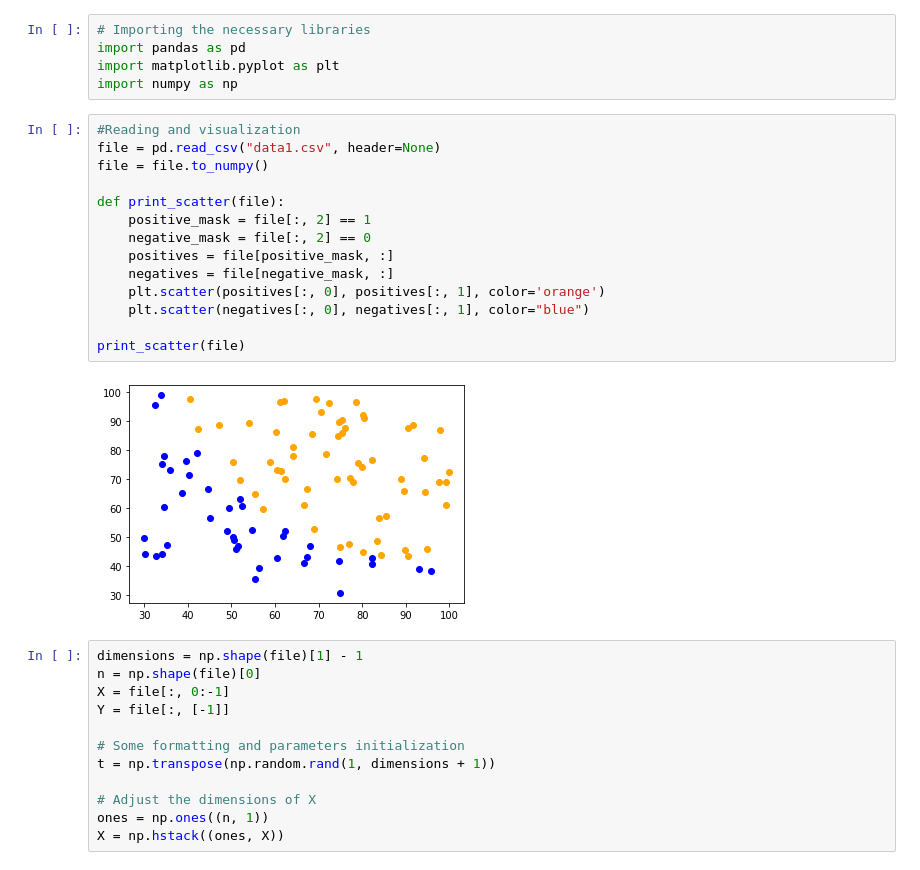
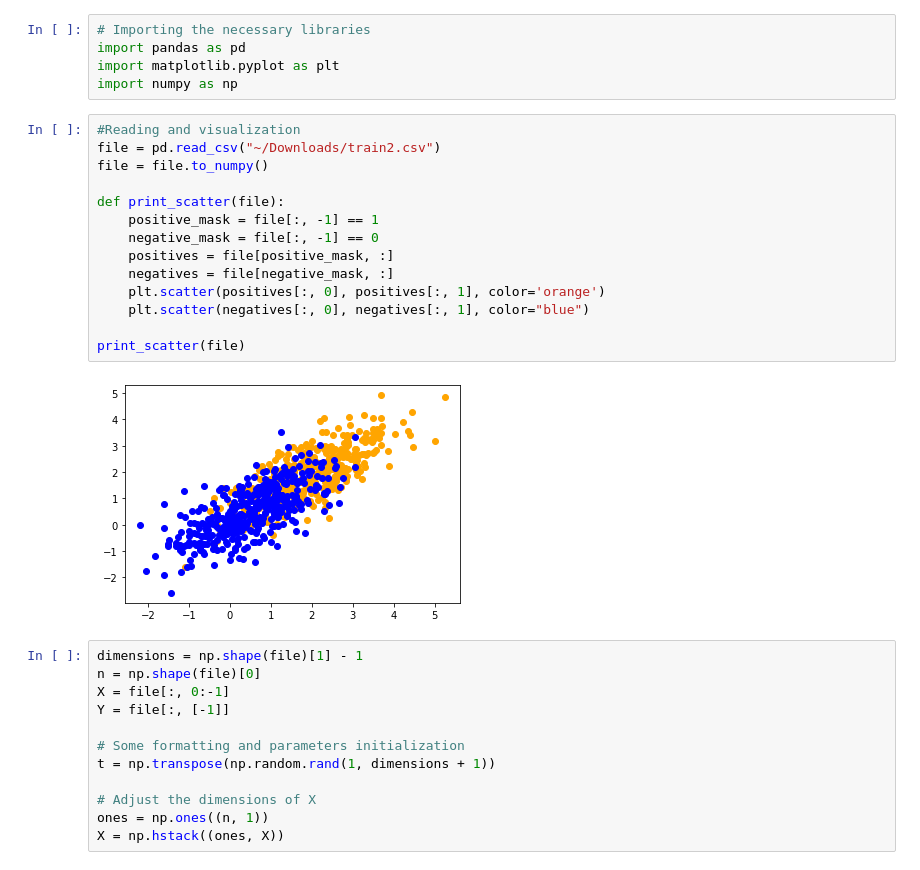
Before and after one commit to UdeshyaDhungana/cs229, a Jupyter notebook: logistic_reg/regression.ipynb, the cells around one changed output. Drawn from its saved outputs; the diff is of its cells as text.

```diff
--- a/logistic_reg/regression.ipynb
+++ b/logistic_reg/regression.ipynb
@@ -5,20 +5,20 @@ import matplotlib.pyplot as plt
 import numpy as np
 # %%
 #Reading and visualization
-file = pd.read_csv("data1.csv", header=None)
+file = pd.read_csv("~/Downloads/train2.csv")
 file = file.to_numpy()
 
 def print_scatter(file):
-    positive_mask = file[:, 2] == 1
-    negative_mask = file[:, 2] == 0
+    positive_mask = file[:, -1] == 1
+    negative_mask = file[:, -1] == 0
     positives = file[positive_mask, :]
     negatives = file[negative_mask, :]
     plt.scatter(positives[:, 0], positives[:, 1], color='orange')
     plt.scatter(negatives[:, 0], negatives[:, 1], color="blue")
 
 print_scatter(file)
 # %% [output]
-[figure, old version]
+[figure, new version]
 # %%
 dimensions = np.shape(file)[1] - 1
 n = np.shape(file)[0]
```
Also changed, not shown: parts of 3 cells of this notebook, 4 other files.
